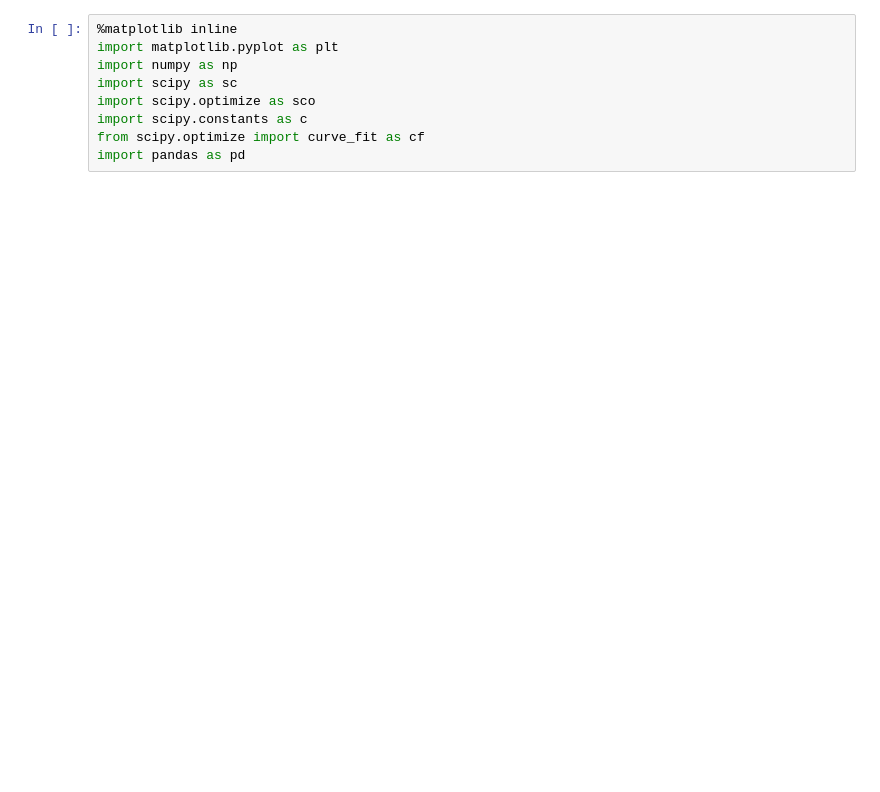
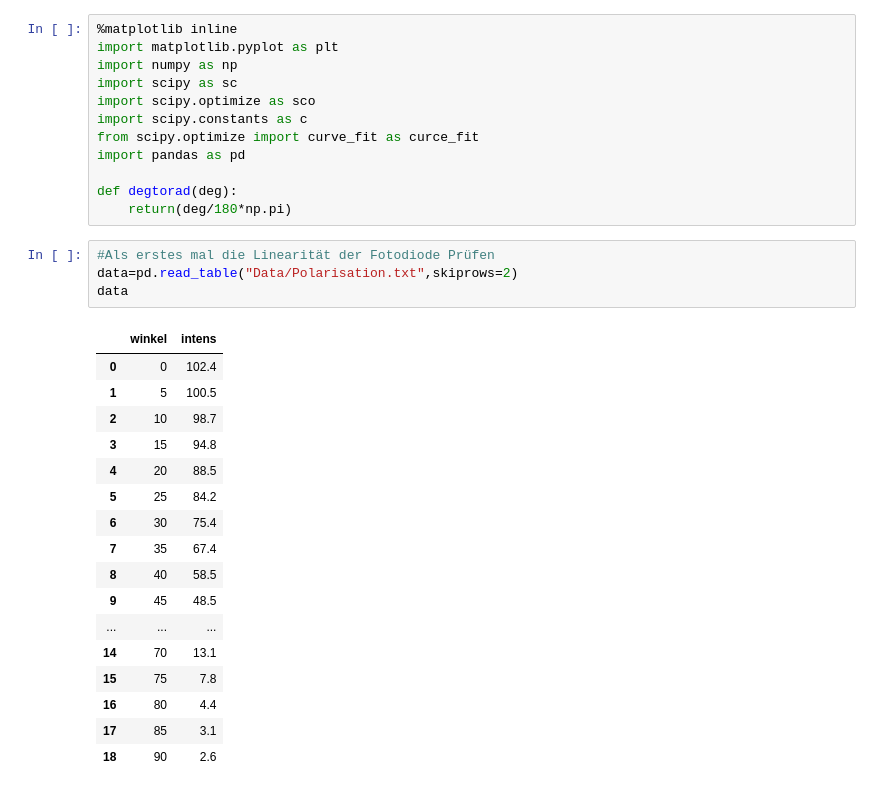
Before and after one commit to qwretz/fpraktikum, a Jupyter notebook: Energy Gap/EnergyGaps.ipynb, the cells around one changed output. Drawn from its saved outputs; the diff is of its cells as text; blank space fills up the shorter version.

```diff
--- a/Energy Gap/EnergyGaps.ipynb
+++ b/Energy Gap/EnergyGaps.ipynb
@@ -5,5 +5,30 @@ import numpy as np
 import scipy as sc
 import scipy.optimize as sco
 import scipy.constants as c
-from scipy.optimize import curve_fit as cf
+from scipy.optimize import curve_fit as curce_fit
 import pandas as pd
+
+def degtorad(deg):
+    return(deg/180*np.pi)
+# %%
+#Als erstes mal die Linearität der Fotodiode Prüfen
+data=pd.read_table("Data/Polarisation.txt",skiprows=2)
+data
+# %% [output]
+|  | winkel | intens |
+| 0 | 0 | 102.4 |
+| 1 | 5 | 100.5 |
+| 2 | 10 | 98.7 |
+| 3 | 15 | 94.8 |
+| 4 | 20 | 88.5 |
+| 5 | 25 | 84.2 |
+| 6 | 30 | 75.4 |
+| 7 | 35 | 67.4 |
+| 8 | 40 | 58.5 |
+| 9 | 45 | 48.5 |
+| ... | ... | ... |
+| 14 | 70 | 13.1 |
+| 15 | 75 | 7.8 |
+| 16 | 80 | 4.4 |
+| 17 | 85 | 3.1 |
+| 18 | 90 | 2.6 |
```
Also changed, not shown: parts of 3 cells of this notebook, 4 other files.
